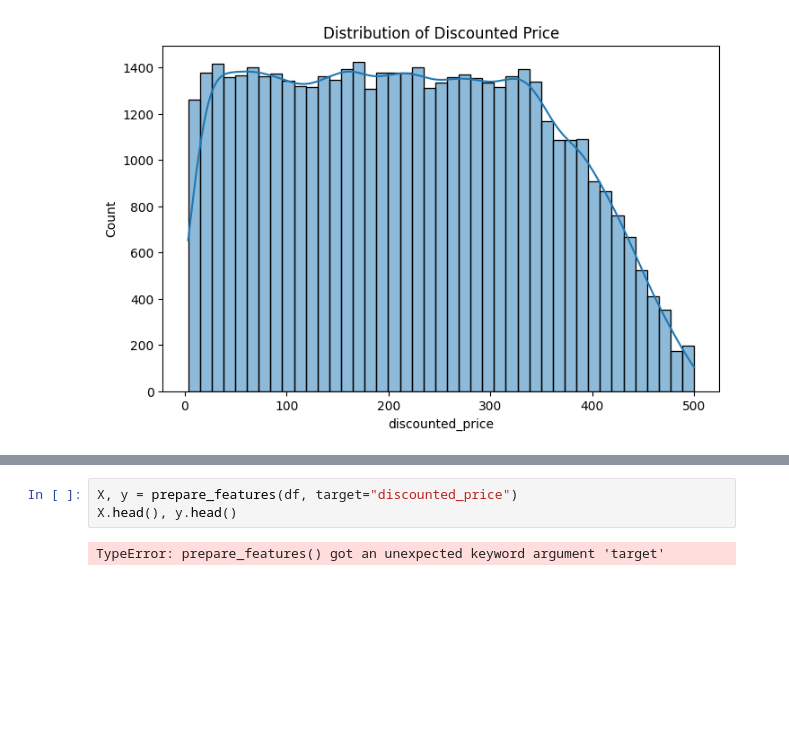
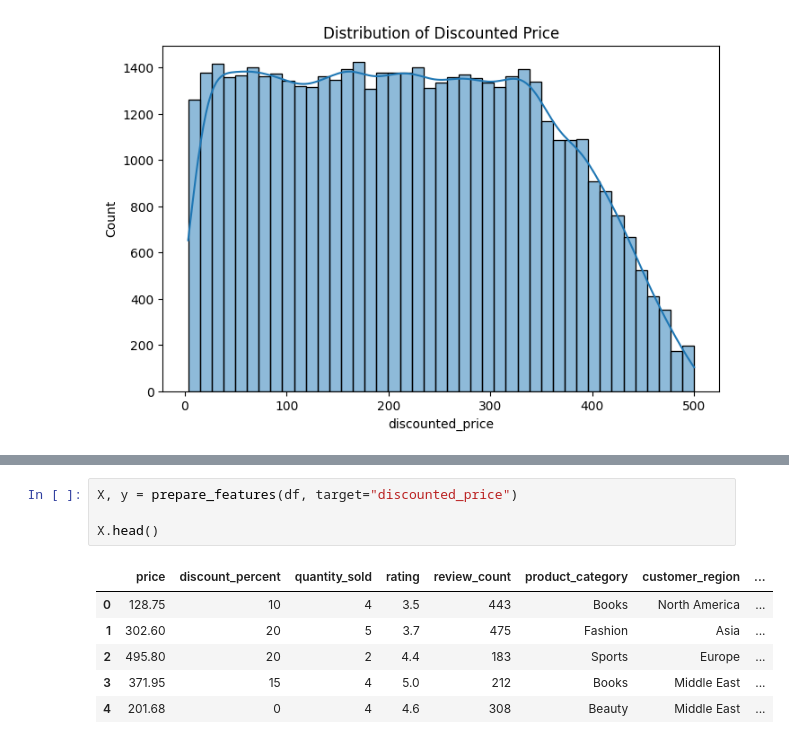
Before and after one commit to Andres-Torrez/Regresion-Bayesiana, a Jupyter notebook: notebooks/00_eda.ipynb, the cells around one changed output, grey strips where cells are left out. Saved outputs shown, nothing was run; the diff lists cells and outputs as text; blank space fills up the shorter version.

```diff
--- a/notebooks/00_eda.ipynb
+++ b/notebooks/00_eda.ipynb
@@ -57,6 +69,12 @@ plt.show()
 [figure]
 # %%
 X, y = prepare_features(df, target="discounted_price")
-X.head(), y.head()
+
+X.head()
 # %% [output]
-TypeError: prepare_features() got an unexpected keyword argument 'target'
+|  | price | discount_percent | quantity_sold | rating | review_count | product_category | customer_region | ... |
+| 0 | 128.75 | 10 | 4 | 3.5 | 443 | Books | North America | ... |
+| 1 | 302.60 | 20 | 5 | 3.7 | 475 | Fashion | Asia | ... |
+| 2 | 495.80 | 20 | 2 | 4.4 | 183 | Sports | Europe | ... |
+| 3 | 371.95 | 15 | 4 | 5.0 | 212 | Books | Middle East | ... |
+| 4 | 201.68 | 0 | 4 | 4.6 | 308 | Beauty | Middle East | ... |
```
Also changed, not shown: parts of 6 cells of this notebook, 6 other files.
